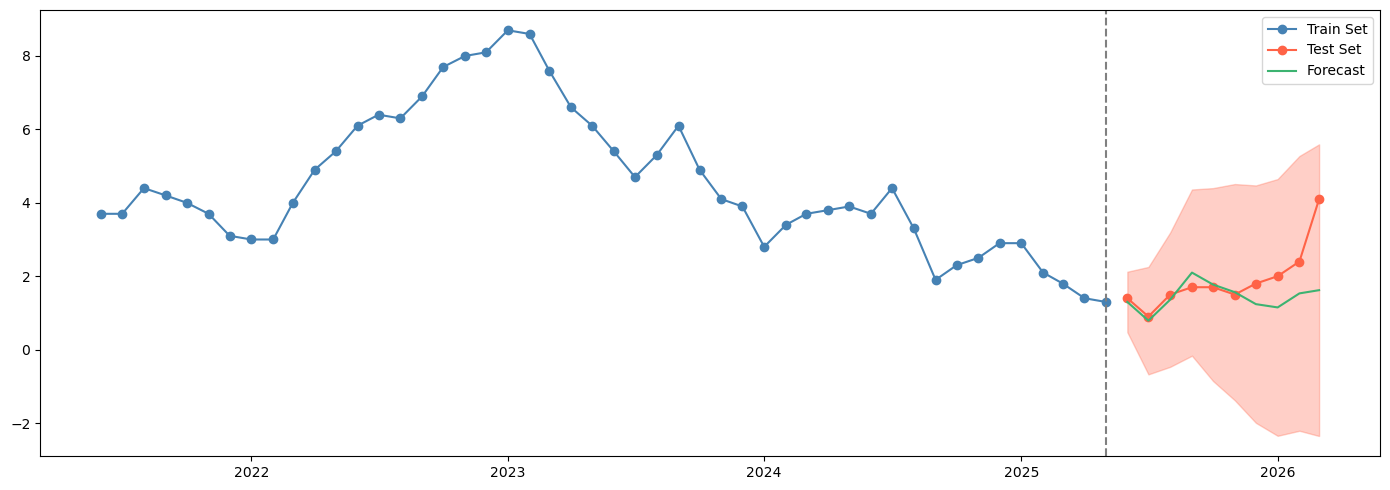
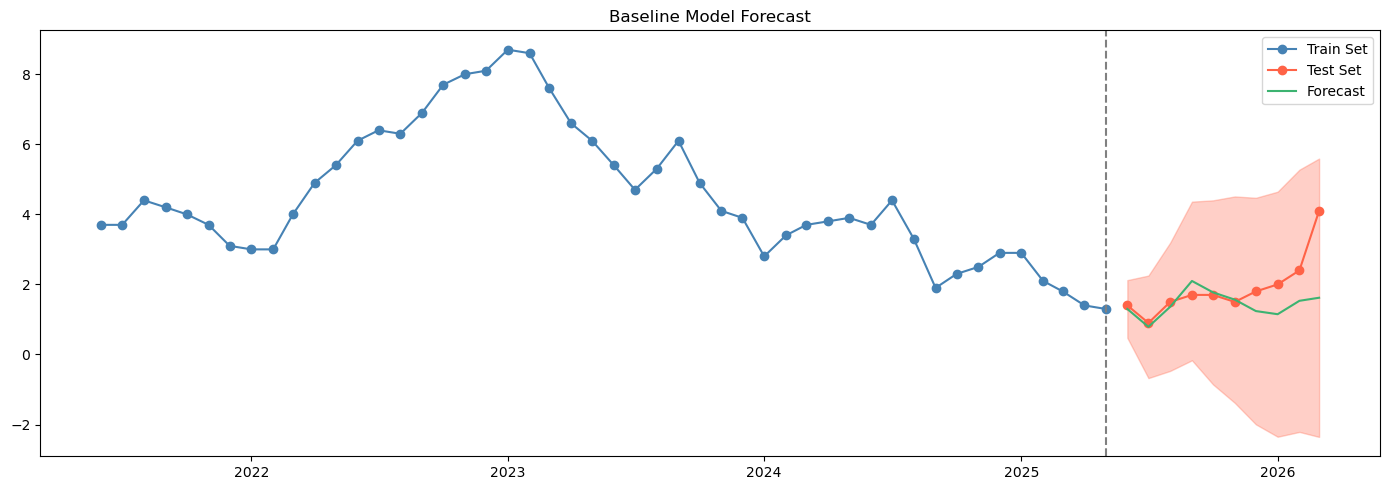
Code edit (unified diff) that turned the first committed figure into the second:
--- before
+++ after
@@ -41,5 +41,8 @@
                 alpha=0.3)
 ax.axvline(train.index.max(), color='grey', linestyle='--')
+ax.set_title('Baseline Model Forecast')
+
 plt.legend()
 plt.tight_layout()
+plt.savefig('prelimenary_plot.png', dpi = 150, bbox_inches = 'tight')
 plt.show()

Commit: finalizing project